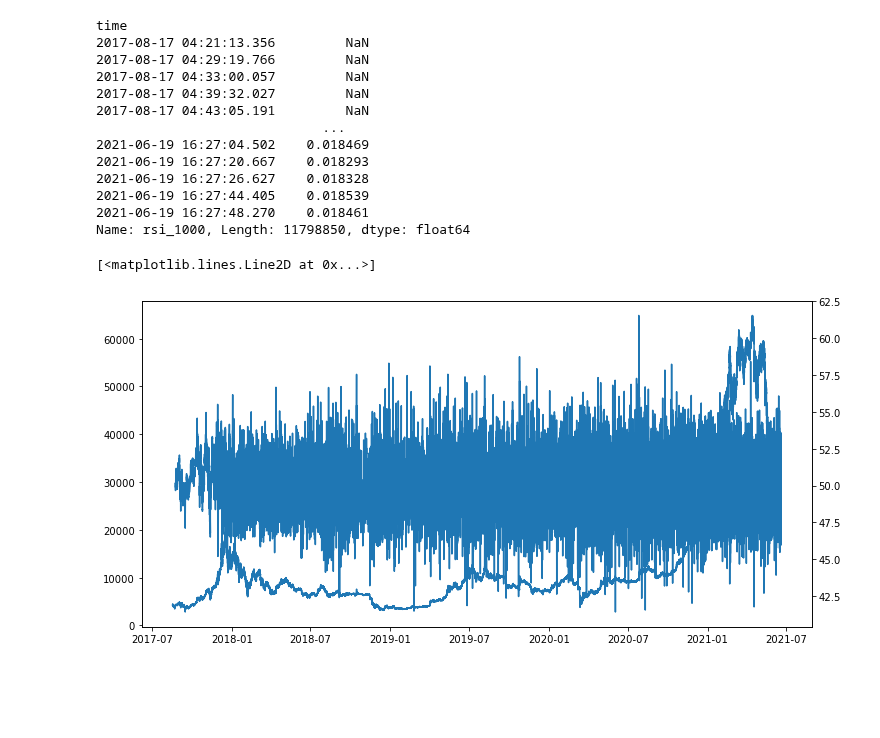
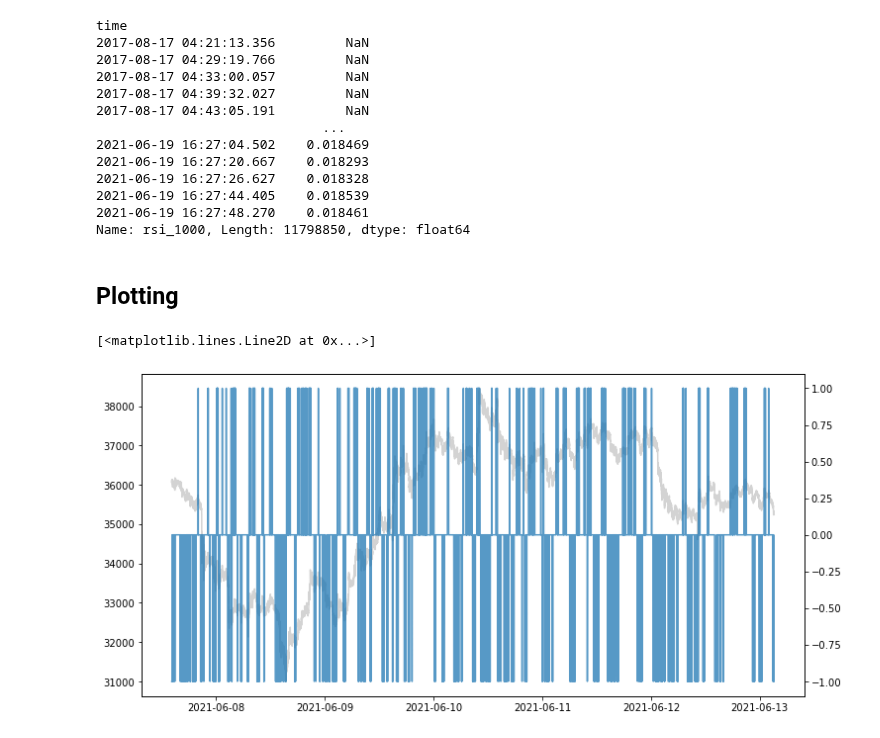
Before and after one commit to sunnymnie/bitcoin-printer, a Jupyter notebook: 3-strategy-creation/1-indicator-analysis.ipynb, the cells around one changed output. Drawn from its saved outputs; the diff is of its cells as text; code cells hidden in the pictures; blank space fills up the shorter version.

```diff
--- a/3-strategy-creation/1-indicator-analysis.ipynb
+++ b/3-strategy-creation/1-indicator-analysis.ipynb
@@ -58,0 +57,2 @@ median: 50.09494570599098
+# %%
+indicator = df.indicator.map(lambda x: 1 if x>=1 else 0 if 1>x>=0 else -1)
@@ -76,12 +78,16 @@ time
 2021-06-19 16:27:44.405    0.018539
 2021-06-19 16:27:48.270    0.018461
 Name: rsi_1000, Length: 11798850, dtype: float64
+# %% [markdown]
+## Plotting
 # %%
+a = -200000
+b = -100000
 fig, ax = plt.subplots(figsize=(12, 6))
 
-ax.plot(df.close)
+ax.plot(df.close[a:b], color="lightgray")
 ax1 = ax.twinx()
-ax1.plot(df.rsi_1000)
+ax1.plot(indicator[a:b], alpha=.75)
 # %% [output]
 [<matplotlib.lines.Line2D at 0x...>]
-[figure, old version]
+[figure, new version]
```
Also changed, not shown: parts of 4 cells of this notebook, 3 other files.
